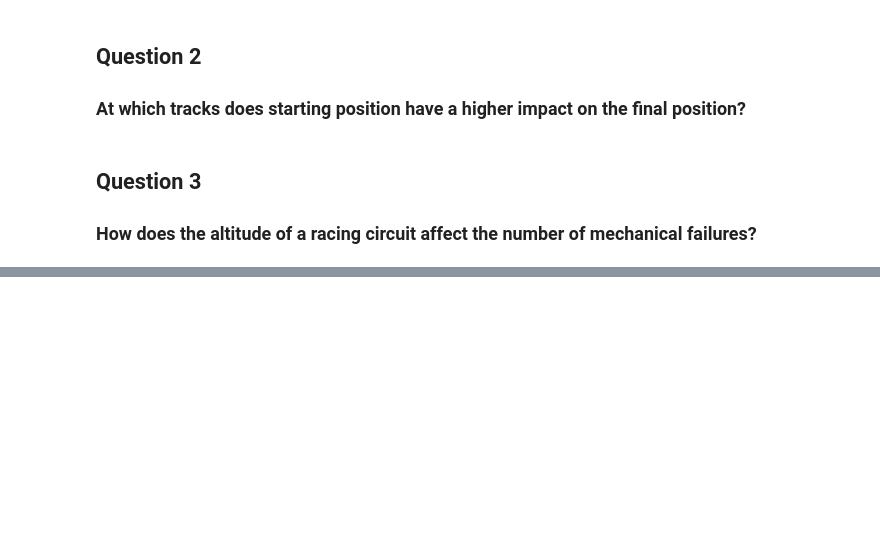
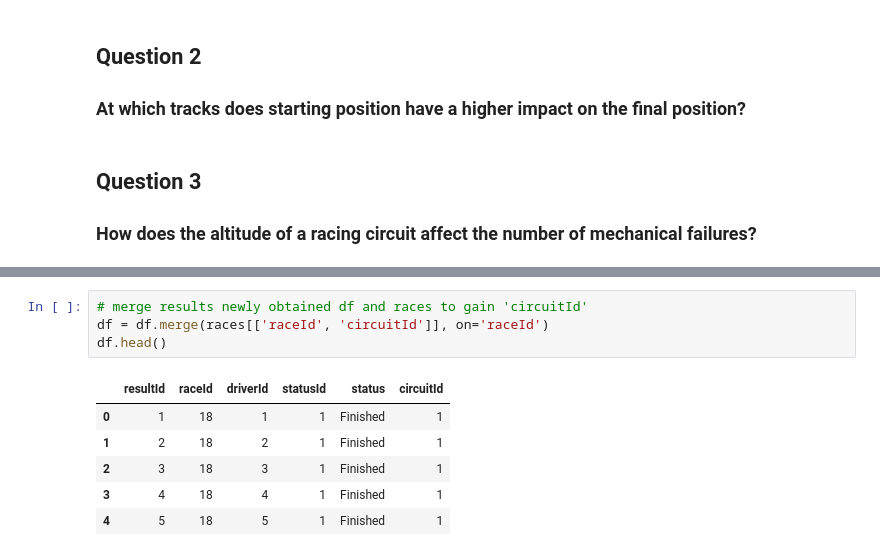
Before and after one commit to MatthewFoster02/The-Formula-Behind-Formula-1-Driven-By-Data, a Jupyter notebook: src/madness.ipynb, the cells around one changed output, grey strips where cells are left out. Saved outputs shown, nothing was run; the diff lists cells and outputs as text; blank space fills up the shorter version.

```diff
--- a/src/madness.ipynb
+++ b/src/madness.ipynb
@@ -76,0 +88,11 @@ status.head()
+# %%
+# merge results newly obtained df and races to gain 'circuitId'
+df = df.merge(races[['raceId', 'circuitId']], on='raceId')
+df.head()
+# %% [output]
+|  | resultId | raceId | driverId | statusId | status | circuitId |
+| 0 | 1 | 18 | 1 | 1 | Finished | 1 |
+| 1 | 2 | 18 | 2 | 1 | Finished | 1 |
+| 2 | 3 | 18 | 3 | 1 | Finished | 1 |
+| 3 | 4 | 18 | 4 | 1 | Finished | 1 |
+| 4 | 5 | 18 | 5 | 1 | Finished | 1 |
```
Also changed, not shown: parts of 5 cells of this notebook.
